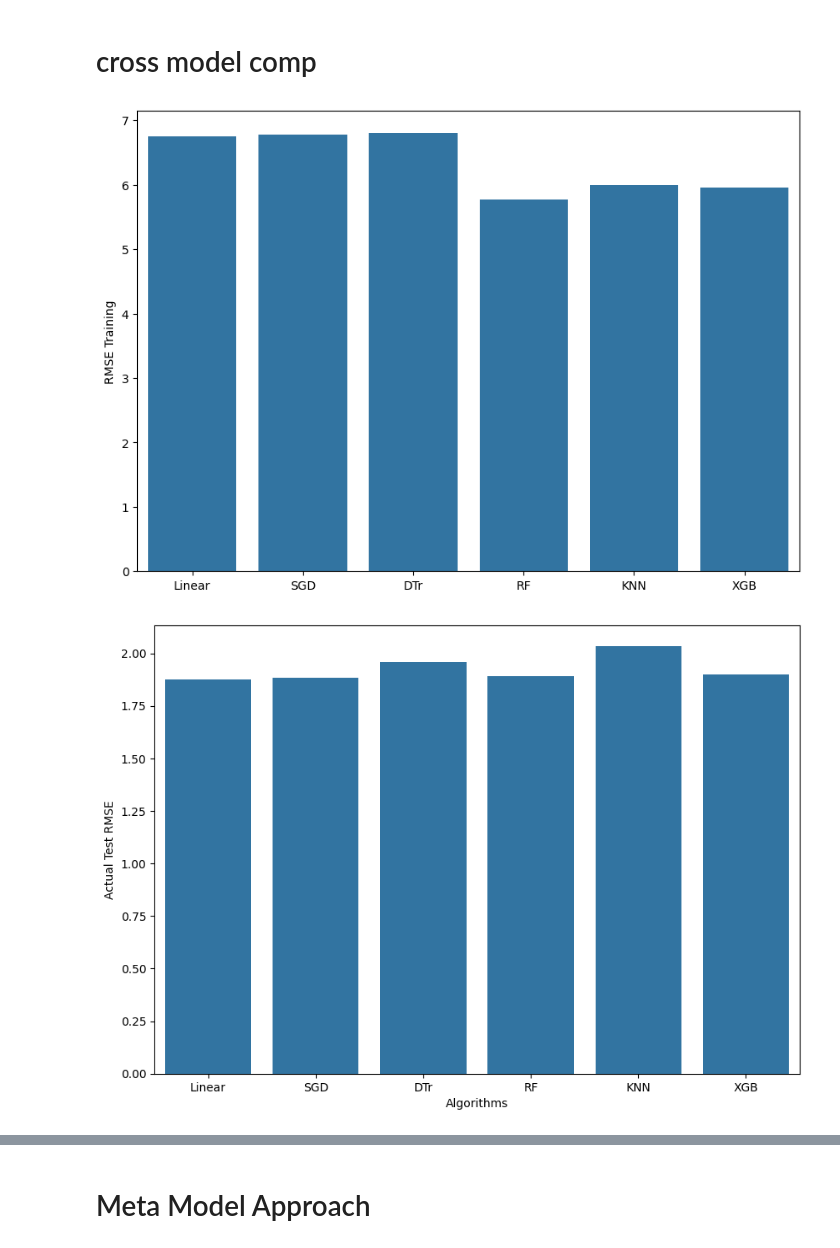
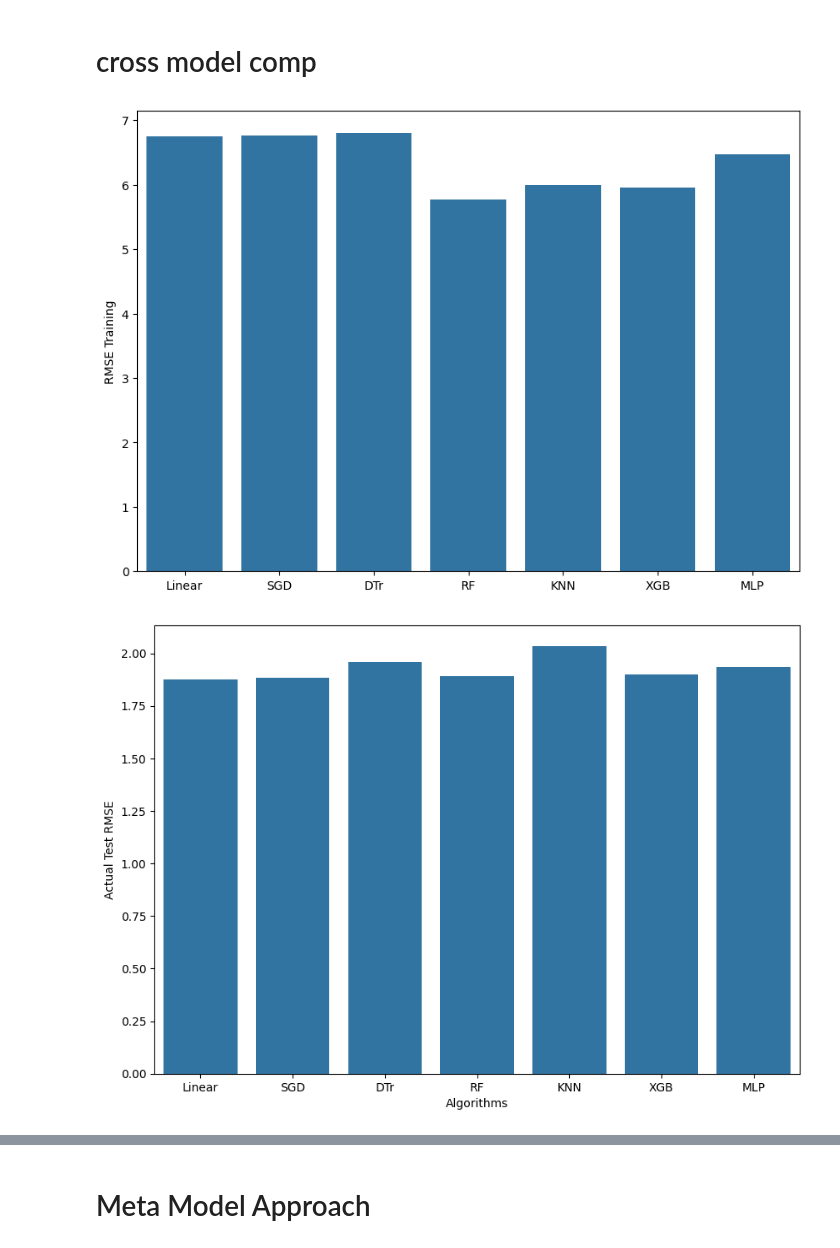
Before and after one commit to MayerT1/Forest_Structure_Function_Module, a Jupyter notebook: Meta_model_approach.ipynb, the cells around one changed output, grey strips where cells are left out. Saved outputs shown, nothing was run; the diff lists cells and outputs as text; code cells hidden in the pictures.

```diff
--- a/Meta_model_approach.ipynb
+++ b/Meta_model_approach.ipynb
@@ -450,22 +546,22 @@ print("RMSE train on test",np.log(np.sqrt(mean_squared_error(y_test,pred_mlp_reg
 # %% [markdown]
 # cross model comp
 # %%
-list_scores = [sc_linear,sc_sgd, sc_dtree, sc_rf, sc_knn, sc_xgb]
-list_predictions = [pred_linreg_all, pred_sgd, pred_dtree, pred_rf, pred_knn, pred_xgb]
-list_regressors = ['Linear','SGD','DTr','RF','KNN','XGB']
+list_scores = [sc_linear,sc_sgd, sc_dtree, sc_rf, sc_knn, sc_xgb, sc_mlp_reg]
+list_predictions = [pred_linreg_all, pred_sgd, pred_dtree, pred_rf, pred_knn, pred_xgb, pred_mlp_reg]
+list_regressors = ['Linear','SGD','DTr','RF','KNN','XGB', 'MLP']
 fig, ax = plt.subplots()
 fig.set_size_inches(10,7)
 sns.barplot(x=list_regressors, y=list_scores, ax=ax)
 plt.ylabel('RMSE Training')
 plt.show()
 # %% [output]
-[figure, old version]
+[figure, new version]
 # %%
 errors = []
 for pred in list_predictions:
     errors.append(np.log(np.sqrt(mean_squared_error(y_test,pred))))
 
-regressors = ['Linear','SGD','DTr','RF','KNN','XGB']
+regressors = ['Linear','SGD','DTr','RF','KNN','XGB', 'MLP']
 fig, ax = plt.subplots()
 fig.set_size_inches(10,7)
 sns.barplot(x = regressors, y = errors, ax=ax)
@@ -473,7 +569,7 @@ plt.ylabel('Actual Test RMSE')
 plt.xlabel('Algorithms')
 plt.show()
 # %% [output]
-[figure, old version]
+[figure, new version]
 # %%
 predictions = {'Linear': pred_linreg_all.ravel(),
                'SGD': pred_sgd, 'DTr': pred_dtree, 'RF': pred_rf,
```
Also changed, not shown: parts of 36 cells of this notebook.
